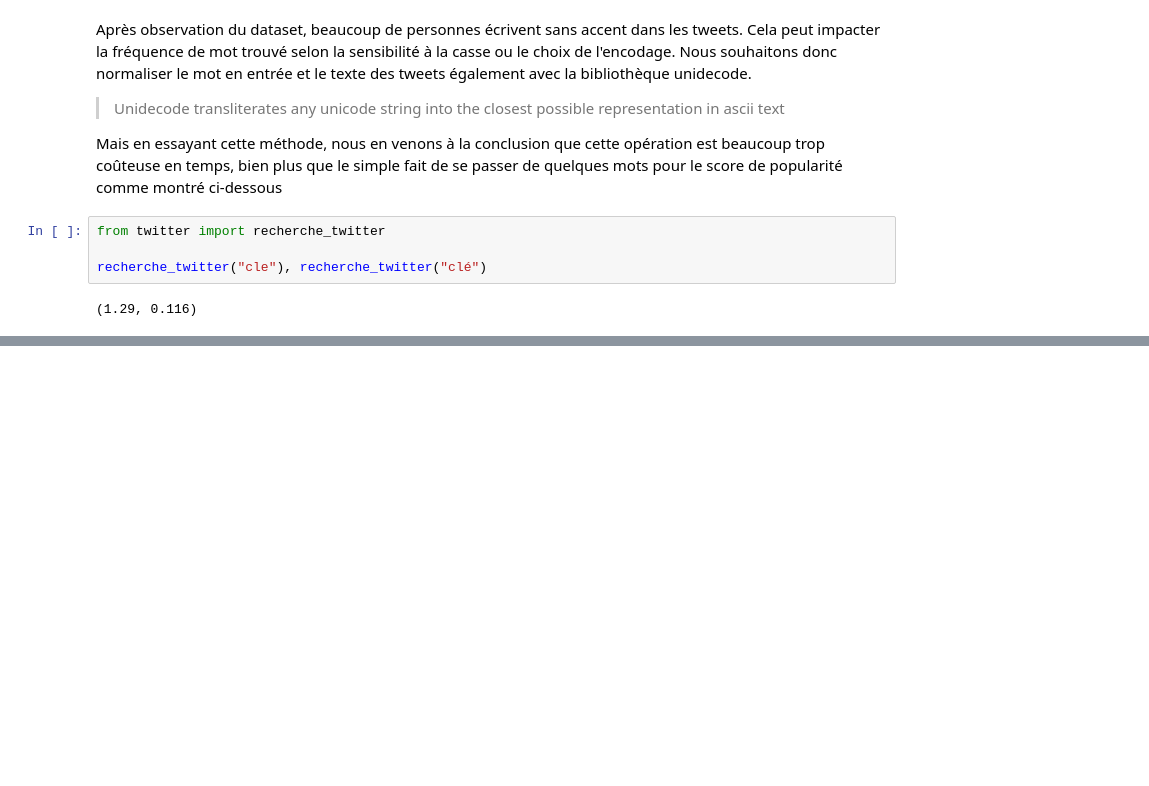
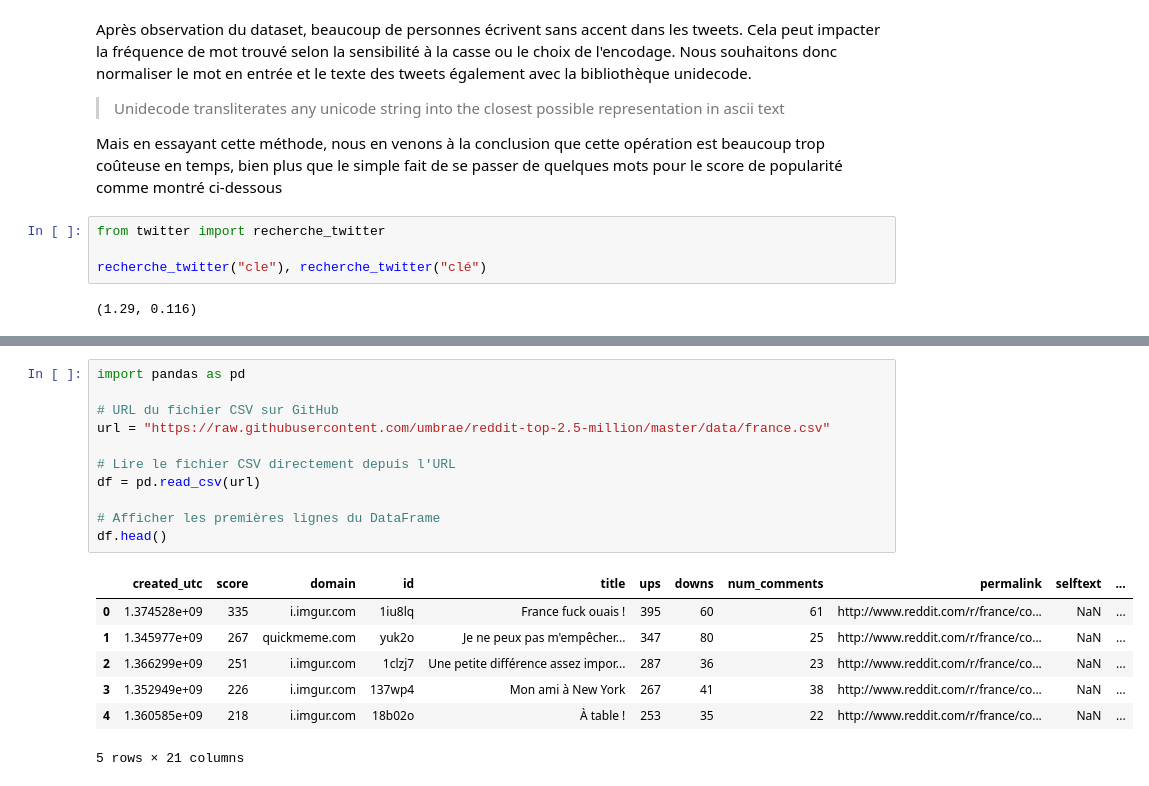
Before and after one commit to Aminata-Dev/L-observatoire-du-mot, a Jupyter notebook: main.ipynb, the cells around one changed output, grey strips where cells are left out. Saved outputs shown, nothing was run; the diff lists cells and outputs as text; blank space fills up the shorter version.

```diff
--- a/main.ipynb
+++ b/main.ipynb
@@ -496,0 +536,19 @@ GitHub refuse tout fichier > 100 Mo et déconseille les dépôts contenant plusi
+# %%
+import pandas as pd
+
+# URL du fichier CSV sur GitHub
+url = "https://raw.githubusercontent.com/umbrae/reddit-top-2.5-million/master/data/france.csv"
+
+# Lire le fichier CSV directement depuis l'URL
+df = pd.read_csv(url)
+
+# Afficher les premières lignes du DataFrame
+df.head()
+# %% [output]
+|  | created_utc | score | domain | id | title | ups | downs | num_comments | permalink | selftext | ... |
+| 0 | 1.374528e+09 | 335 | i.imgur.com | 1iu8lq | France fuck ouais ! | 395 | 60 | 61 | http://www.reddit.com/r/france/co... | NaN | ... |
+| 1 | 1.345977e+09 | 267 | quickmeme.com | yuk2o | Je ne peux pas m'empêcher... | 347 | 80 | 25 | http://www.reddit.com/r/france/co... | NaN | ... |
+| 2 | 1.366299e+09 | 251 | i.imgur.com | 1clzj7 | Une petite différence assez impor... | 287 | 36 | 23 | http://www.reddit.com/r/france/co... | NaN | ... |
+| 3 | 1.352949e+09 | 226 | i.imgur.com | 137wp4 | Mon ami à New York | 267 | 41 | 38 | http://www.reddit.com/r/france/co... | NaN | ... |
+| 4 | 1.360585e+09 | 218 | i.imgur.com | 18b02o | À table ! | 253 | 35 | 22 | http://www.reddit.com/r/france/co... | NaN | ... |
+5 rows × 21 columns
```
Also changed, not shown: parts of 21 cells of this notebook, 6 other files.
